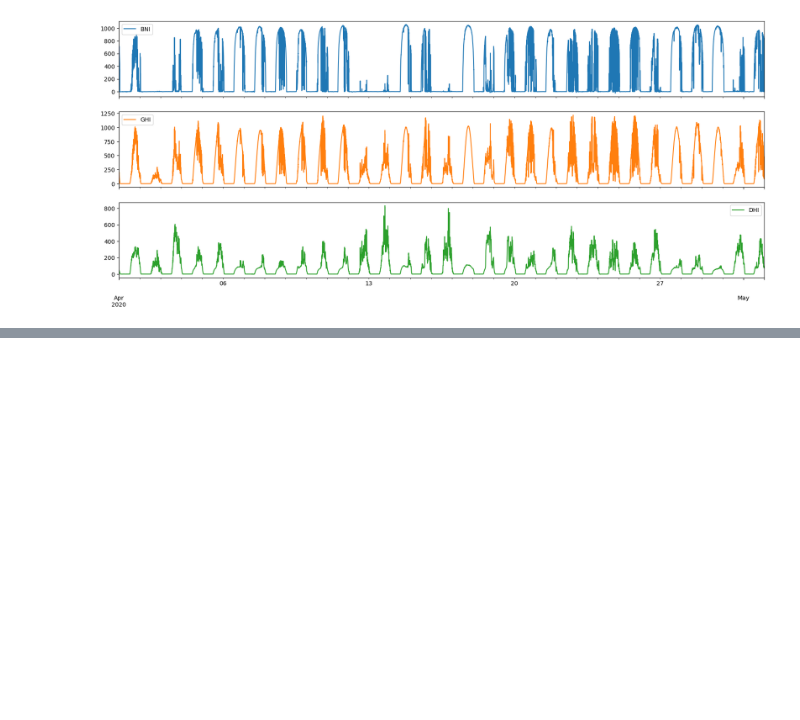
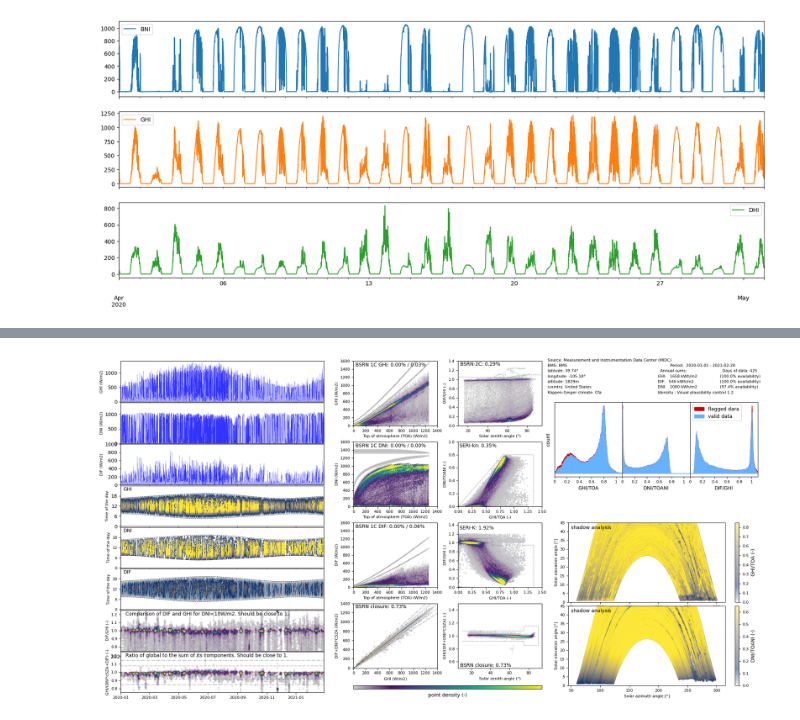
Before and after one commit to jcumbicosr/libinsitu, a Jupyter notebook: notebooks/read-data.ipynb, the cells around one changed output, grey strips where cells are left out. Drawn from its saved outputs; the diff is of its cells as text; code cells hidden in the pictures; blank space fills up the shorter version.

```diff
--- a/notebooks/read-data.ipynb
+++ b/notebooks/read-data.ipynb
@@ -79,3 +79,10 @@ df["2020-04-01":"2020-05-01"].plot(figsize=(20, 8), subplots=True)
 # %% [output]
 array([<AxesSubplot:>, <AxesSubplot:>, <AxesSubplot:>], dtype=object)
 [figure]
+# %%
+visual_qc(
+    df,
+    latitude=39.742,
+    longitude=-105.18,
+    elevation=1828.8)
+# %% [output]
@@ -81,0 +120 @@ array([<AxesSubplot:>, <AxesSubplot:>, <AxesSubplot:>], dtype=object)
+[figure, added]
```
Also changed, not shown: parts of 1 cell of this notebook, 6 other files.
